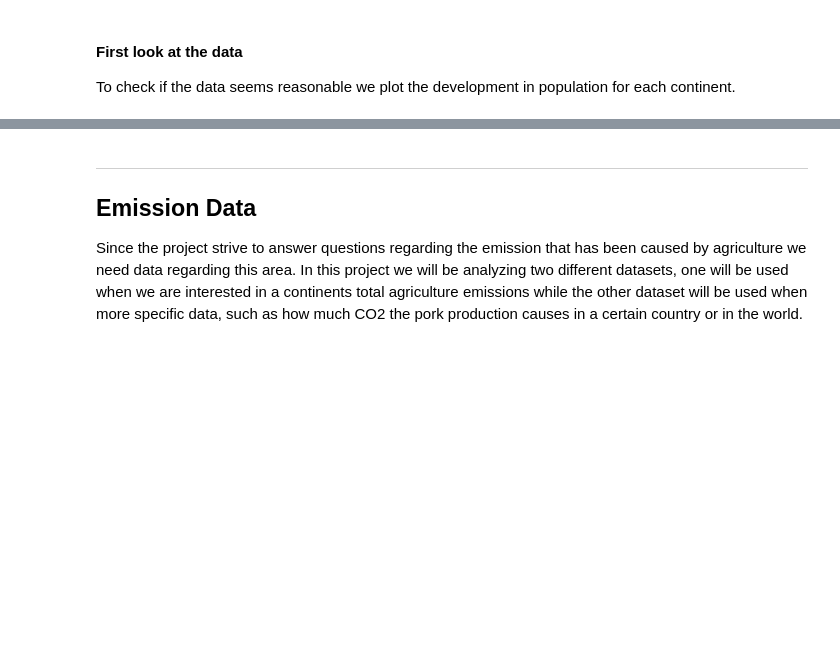
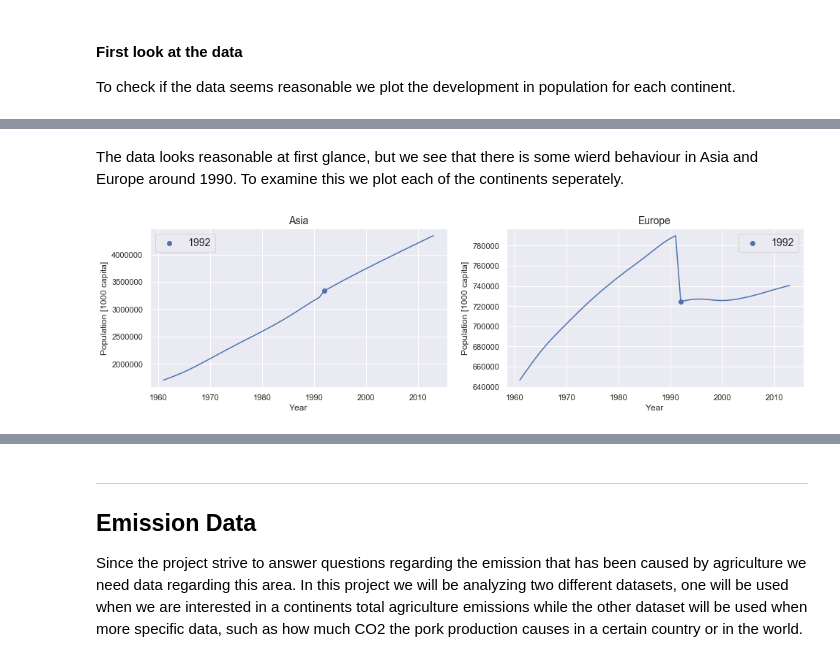
Before and after one commit to theodorhusefest/ADA-2019-project1-sovellettu-tiedon-analysoint, a Jupyter notebook: milestone2.ipynb, the cells around one changed output, grey strips where cells are left out. Saved outputs shown, nothing was run; the diff lists cells and outputs as text; code cells hidden in the pictures; blank space fills up the shorter version.

Commit message:
Added population plots to milestone2

```diff
--- a/milestone2.ipynb
+++ b/milestone2.ipynb
@@ -495,0 +497,21 @@ plt.show()
+# %% [markdown]
+The data looks reasonable at first glance, but we see that there is some wierd behaviour in Asia and Europe around 1990. To examine this we plot each of the continents seperately.
+# %%
+pop_europe_asia = pop_continents[(pop_continents['Area'] == 'Europe') | (pop_continents['Area'] == 'Asia')]
+tmp = pop_europe_asia.groupby(['Year', 'Area']).agg({'Value':'sum'}).reset_index()
+
+f = plt.figure(figsize=(16, 4))
+
+for (ind, area) in zip(range(1,1 + tmp.Area.unique().shape[0]), tmp.Area.unique()):
+    plt.subplot(1, 2, ind)
+    y = tmp[tmp['Area'] == area].Value.values
+    x = tmp[tmp['Area'] == area].Year.values
+    plt.plot(x,y)
+    plt.scatter(x = 1992, y = tmp[tmp['Year'] == 1992]['Value'].values[ind-1], label = '1992', color = 'b')
+    plt.title(area, fontsize= 14)
+    plt.xlabel('Year')
+    plt.ylabel('Population [1000 capita]')
+    plt.legend(fontsize = 14)
+plt.show()
+# %% [output]
+[figure, added]
```
Also changed, not shown: parts of 3 cells of this notebook.
